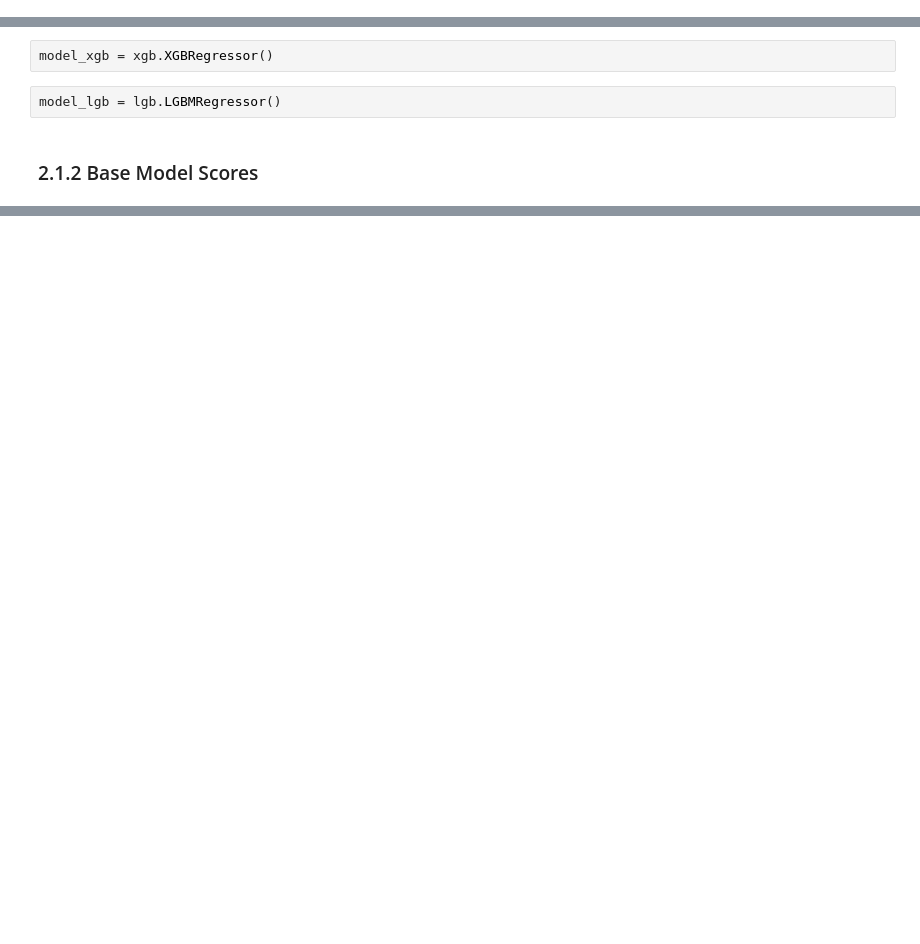
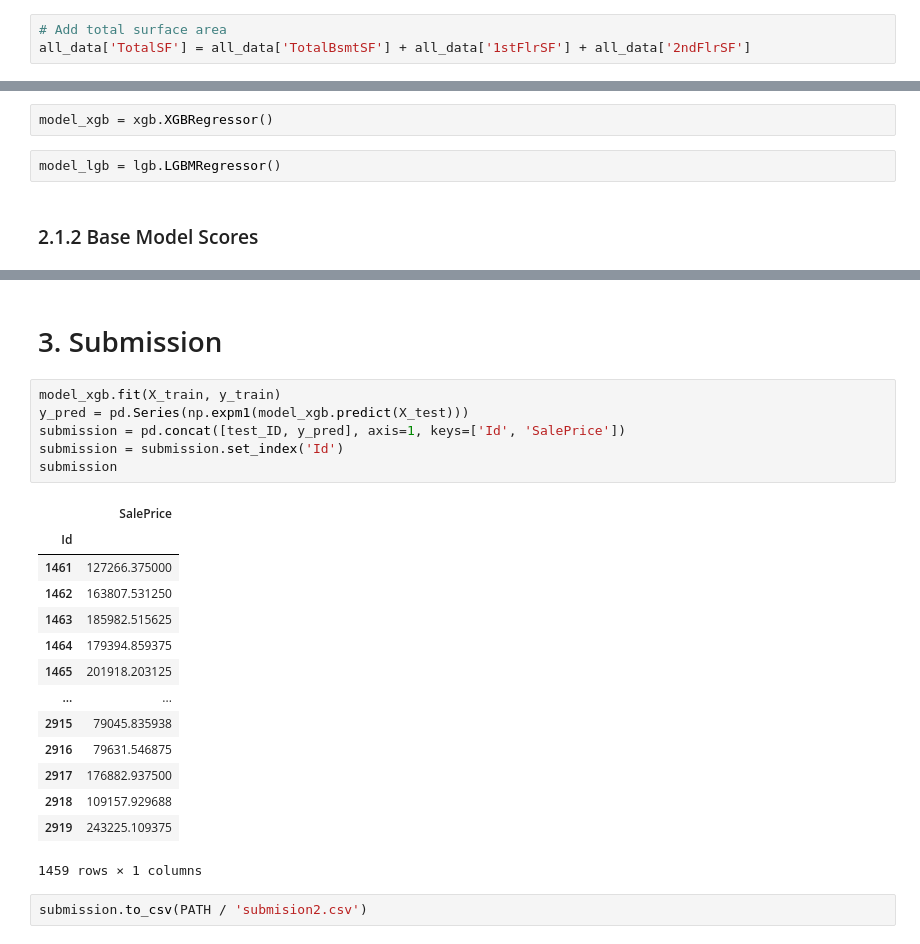
Before and after one commit to EfeKaralar/House-Sales-Kaggle, a Jupyter notebook: notebooks/0.EDA_Preprocessing_Models.ipynb, the cells around one changed output, grey strips where cells are left out. Cells and saved outputs as stored; diff of their text form; blank space fills up the shorter version.

Commit message:
Implement base models

```diff
--- a/notebooks/0.EDA_Preprocessing_Models.ipynb
+++ b/notebooks/0.EDA_Preprocessing_Models.ipynb
@@ -233 +235,4 @@ np.True_
+# %%
+# Add total surface area
+all_data['TotalSF'] = all_data['TotalBsmtSF'] + all_data['1stFlrSF'] + all_data['2ndFlrSF']
 # %% [markdown]
@@ -370,0 +419,25 @@ model_lgb = lgb.LGBMRegressor()
+# %% [markdown]
+# 3. Submission
+# %%
+model_xgb.fit(X_train, y_train)
+y_pred = pd.Series(np.expm1(model_xgb.predict(X_test)))
+submission = pd.concat([test_ID, y_pred], axis=1, keys=['Id', 'SalePrice'])
+submission = submission.set_index('Id')
+submission
+# %% [output]
+|  | SalePrice |
+| Id |  |
+| 1461 | 127266.375000 |
+| 1462 | 163807.531250 |
+| 1463 | 185982.515625 |
+| 1464 | 179394.859375 |
+| 1465 | 201918.203125 |
+| ... | ... |
+| 2915 | 79045.835938 |
+| 2916 | 79631.546875 |
+| 2917 | 176882.937500 |
+| 2918 | 109157.929688 |
+| 2919 | 243225.109375 |
+1459 rows × 1 columns
+# %%
+submission.to_csv(PATH / 'submision2.csv')
```
Also changed, not shown: parts of 15 cells of this notebook, 1 other file.
